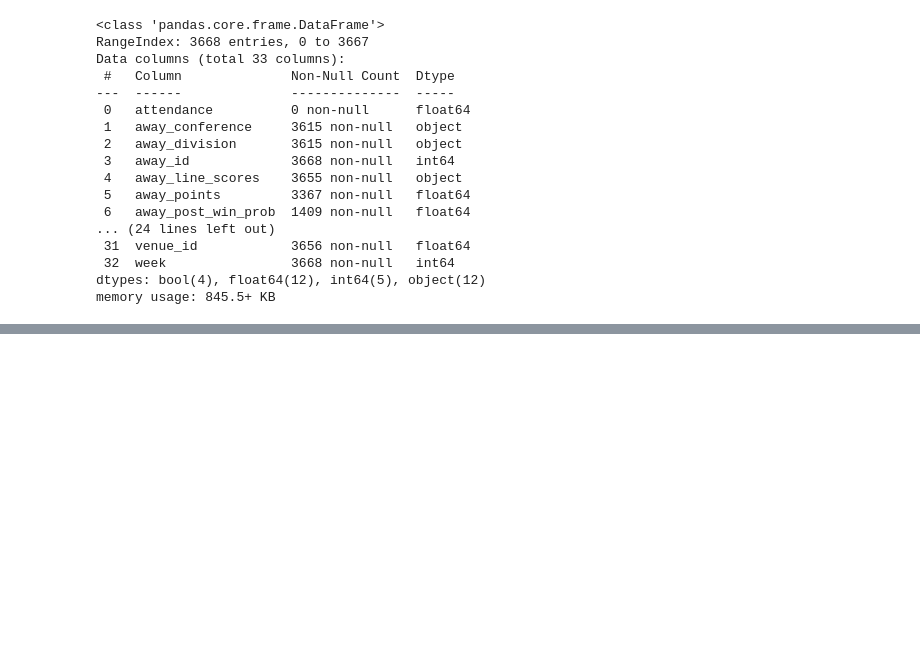
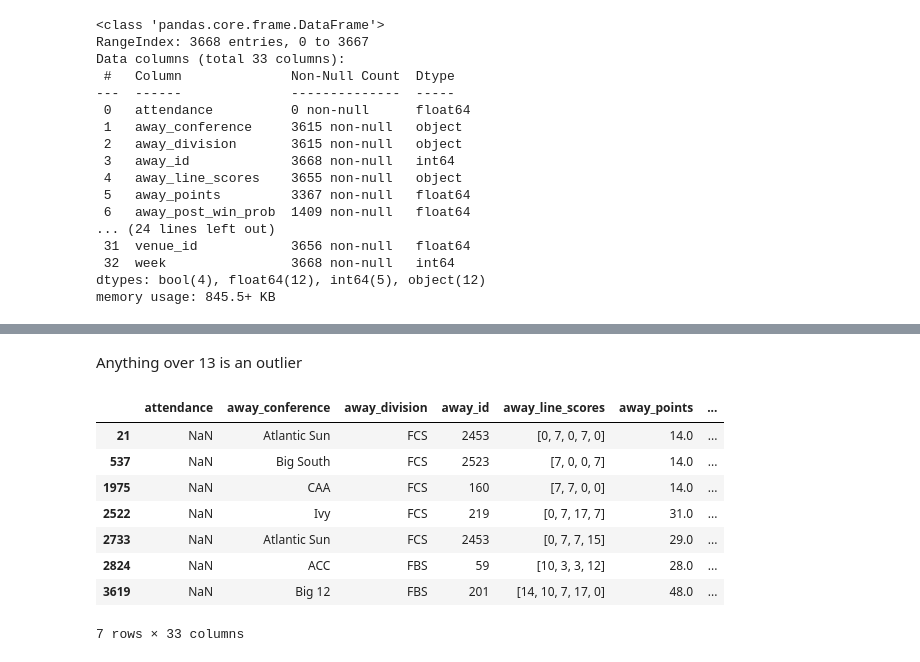
Before and after one commit to wjurden/college-football-project, a Jupyter notebook: code/eda/excitment_eda.ipynb, the cells around one changed output, grey strips where cells are left out. Cells and saved outputs as stored; diff of their text form; code cells hidden in the pictures; blank space fills up the shorter version.

```diff
--- a/code/eda/excitment_eda.ipynb
+++ b/code/eda/excitment_eda.ipynb
@@ -29,0 +95,15 @@ memory usage: 845.5+ KB
+# %% [markdown]
+Anything over 13 is an outlier
+# %%
+# Pulling all games with an excitment index of greater than 13
+df[df.excitement_index > 13]
+# %% [output]
+|  | attendance | away_conference | away_division | away_id | away_line_scores | away_points | ... |
+| 21 | NaN | Atlantic Sun | FCS | 2453 | [0, 7, 0, 7, 0] | 14.0 | ... |
+| 537 | NaN | Big South | FCS | 2523 | [7, 0, 0, 7] | 14.0 | ... |
+| 1975 | NaN | CAA | FCS | 160 | [7, 7, 0, 0] | 14.0 | ... |
+| 2522 | NaN | Ivy | FCS | 219 | [0, 7, 17, 7] | 31.0 | ... |
+| 2733 | NaN | Atlantic Sun | FCS | 2453 | [0, 7, 7, 15] | 29.0 | ... |
+| 2824 | NaN | ACC | FBS | 59 | [10, 3, 3, 12] | 28.0 | ... |
+| 3619 | NaN | Big 12 | FBS | 201 | [14, 10, 7, 17, 0] | 48.0 | ... |
+7 rows × 33 columns
```
Also changed, not shown: parts of 10 cells of this notebook.
